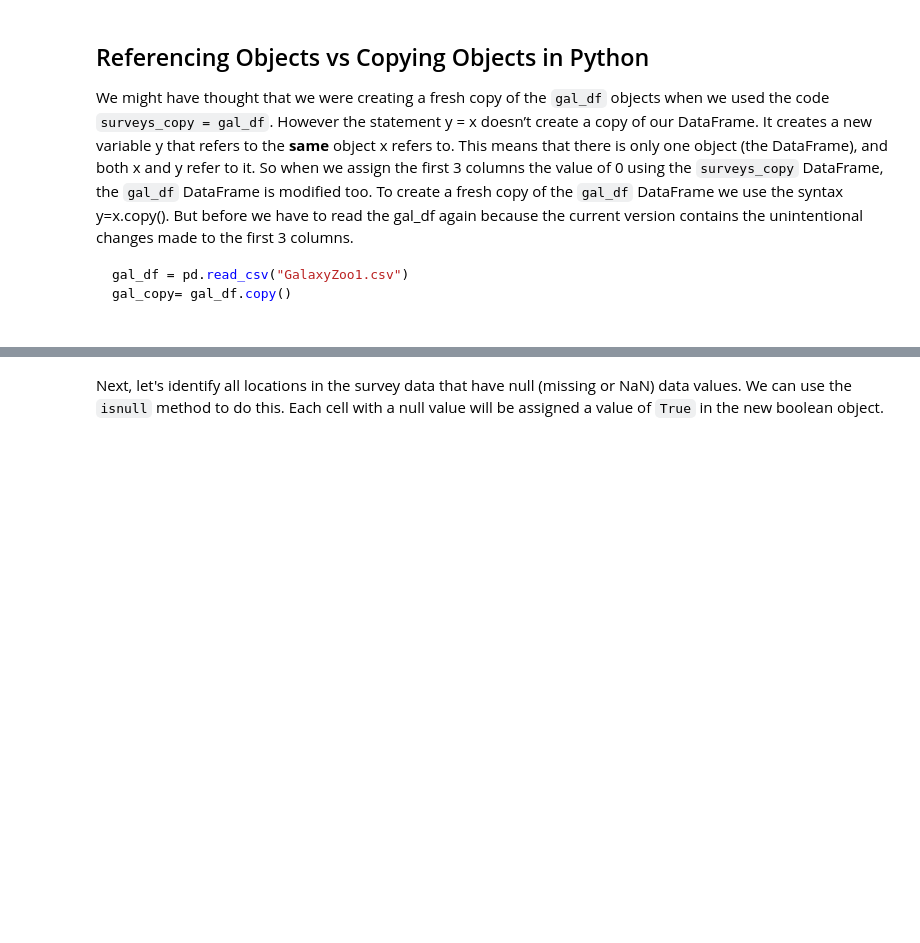
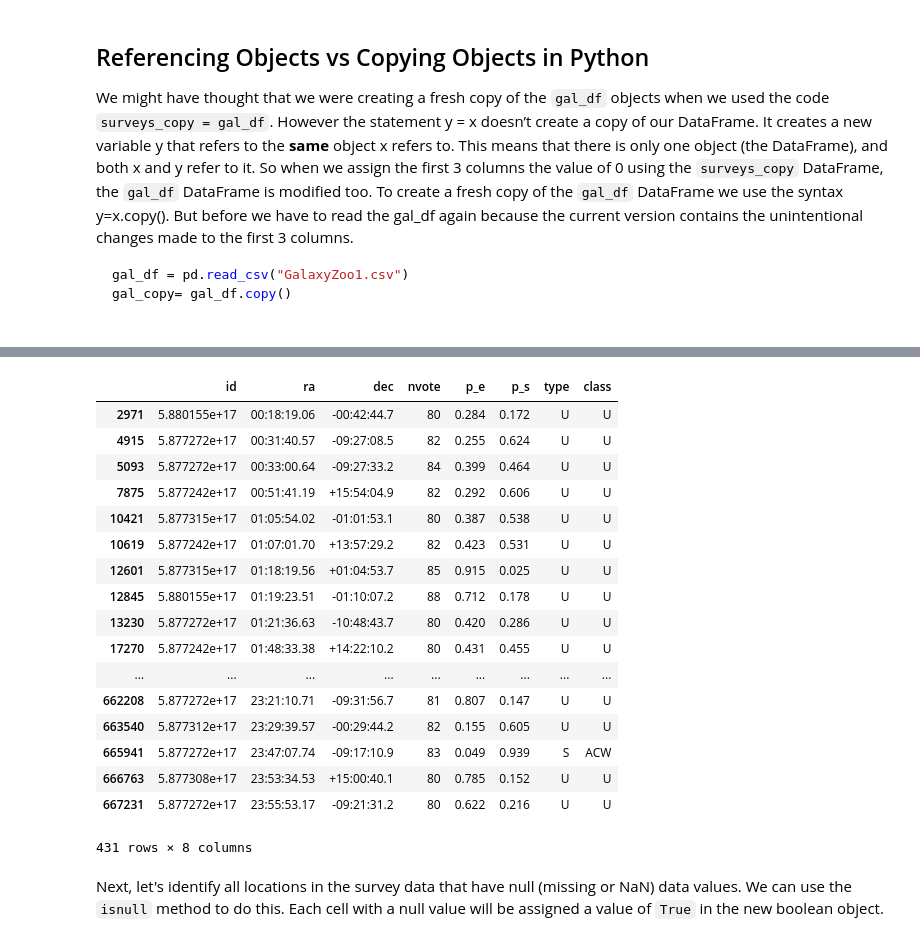
Before and after one commit to ADACS-Australia/ADACS-obs-workshop, a Jupyter notebook: DAY2/pandas/Intro_to_pandas_answers.ipynb, the cells around one changed output, grey strips where cells are left out. Drawn from its saved outputs; the diff is of its cells as text; code cells hidden in the pictures; blank space fills up the shorter version.

```diff
--- a/DAY2/pandas/Intro_to_pandas_answers.ipynb
+++ b/DAY2/pandas/Intro_to_pandas_answers.ipynb
@@ -811,6 +1024,25 @@ gal_df[gal_df.nvote != 80]
 # %%
 #We can define sets of criteria too:
-gal_df[(gal_df.nvote >= 80) & (gal_df.year <= 100)]
+gal_df[(gal_df.nvote >= 80) & (gal_df.nvote <= 100)]
+# %% [output]
+|  | id | ra | dec | nvote | p_e | p_s | type | class |
+| 2971 | 5.880155e+17 | 00:18:19.06 | -00:42:44.7 | 80 | 0.284 | 0.172 | U | U |
+| 4915 | 5.877272e+17 | 00:31:40.57 | -09:27:08.5 | 82 | 0.255 | 0.624 | U | U |
+| 5093 | 5.877272e+17 | 00:33:00.64 | -09:27:33.2 | 84 | 0.399 | 0.464 | U | U |
+| 7875 | 5.877242e+17 | 00:51:41.19 | +15:54:04.9 | 82 | 0.292 | 0.606 | U | U |
+| 10421 | 5.877315e+17 | 01:05:54.02 | -01:01:53.1 | 80 | 0.387 | 0.538 | U | U |
+| 10619 | 5.877242e+17 | 01:07:01.70 | +13:57:29.2 | 82 | 0.423 | 0.531 | U | U |
+| 12601 | 5.877315e+17 | 01:18:19.56 | +01:04:53.7 | 85 | 0.915 | 0.025 | U | U |
+| 12845 | 5.880155e+17 | 01:19:23.51 | -01:10:07.2 | 88 | 0.712 | 0.178 | U | U |
+| 13230 | 5.877272e+17 | 01:21:36.63 | -10:48:43.7 | 80 | 0.420 | 0.286 | U | U |
+| 17270 | 5.877242e+17 | 01:48:33.38 | +14:22:10.2 | 80 | 0.431 | 0.455 | U | U |
+| ... | ... | ... | ... | ... | ... | ... | ... | ... |
+| 662208 | 5.877272e+17 | 23:21:10.71 | -09:31:56.7 | 81 | 0.807 | 0.147 | U | U |
+| 663540 | 5.877312e+17 | 23:29:39.57 | -00:29:44.2 | 82 | 0.155 | 0.605 | U | U |
+| 665941 | 5.877272e+17 | 23:47:07.74 | -09:17:10.9 | 83 | 0.049 | 0.939 | S | ACW |
+| 666763 | 5.877308e+17 | 23:53:34.53 | +15:00:40.1 | 80 | 0.785 | 0.152 | U | U |
+| 667231 | 5.877272e+17 | 23:55:53.17 | -09:21:31.2 | 80 | 0.622 | 0.216 | U | U |
+431 rows × 8 columns
 # %% [markdown]
 Next, let's identify all locations in the survey data that have
 null (missing or NaN) data values. We can use the `isnull` method to do this.
```
Also changed, not shown: parts of 113 cells of this notebook, 2 other files.
